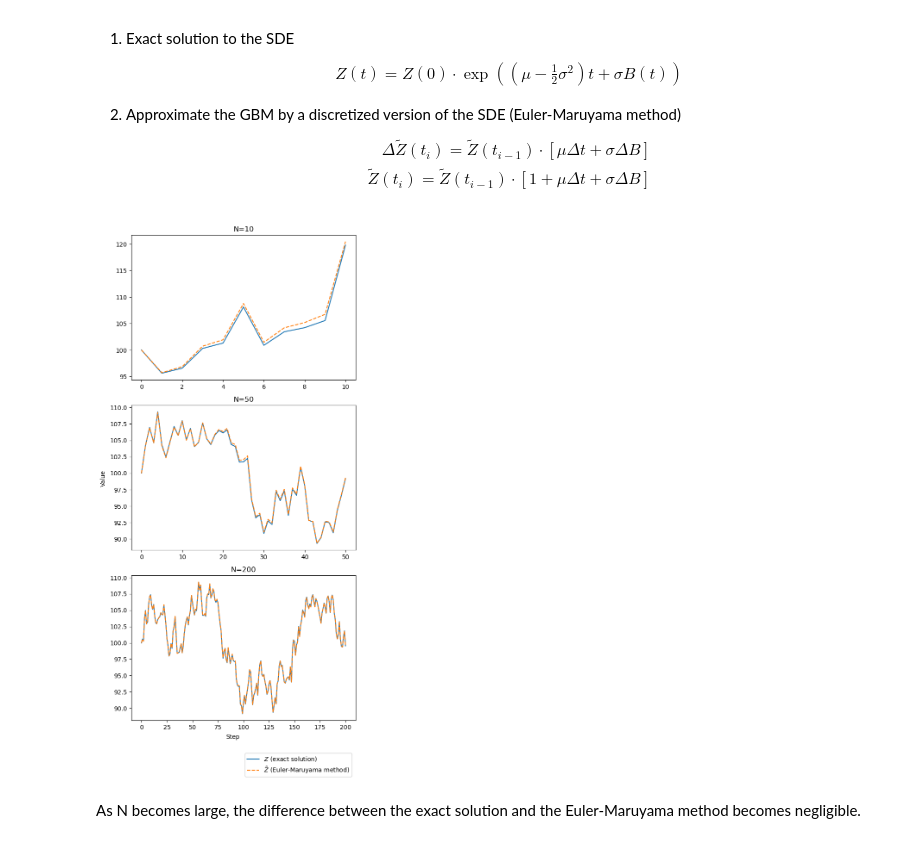
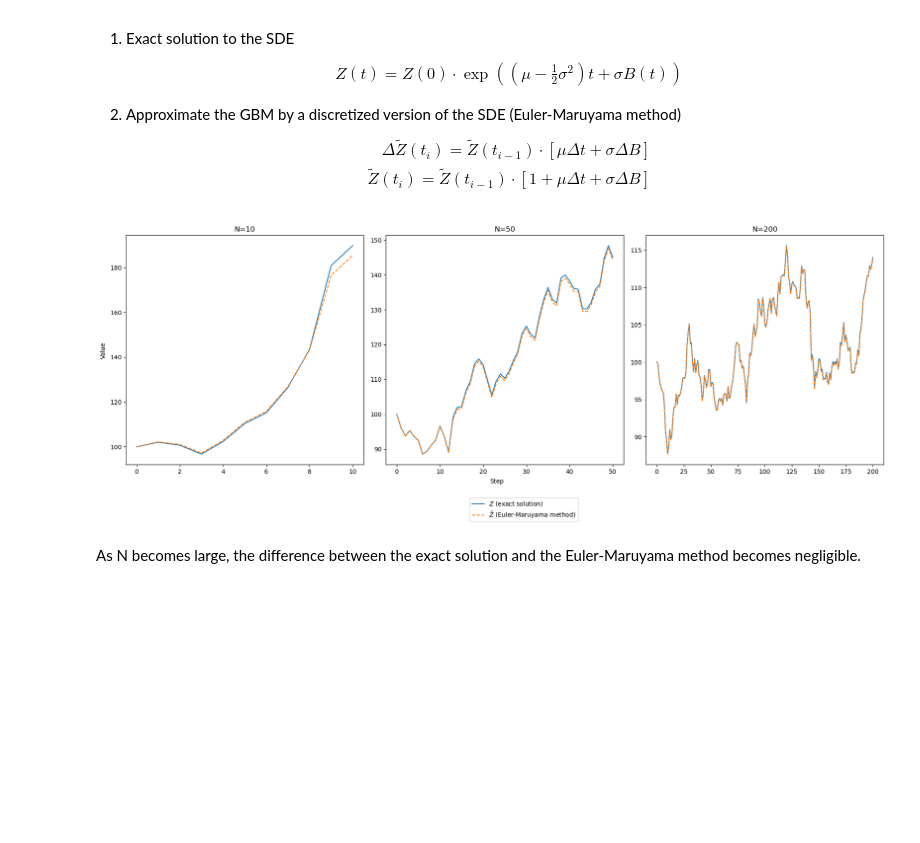
Before and after one commit to zhenqihu/DerPricing, a Jupyter notebook: EF4820/hw1_q7.ipynb, the cells around one changed output. Saved outputs shown, nothing was run; the diff lists cells and outputs as text; code cells hidden in the pictures; blank space fills up the shorter version.

```diff
--- a/EF4820/hw1_q7.ipynb
+++ b/EF4820/hw1_q7.ipynb
@@ -28,41 +28,41 @@ sigma = 0.2  # volatility
 T = 1  # time horizon
 # %%
 # Simulation for different N
-fig, ax = plt.subplots(3, 1, figsize=(6, 12))
+fig, ax = plt.subplots(1, 3, figsize=(18, 6))
 a = 0
 for N in [10, 50, 200]:
     # Time step
     t = np.linspace(0, T, N + 1)
     dt = T / N
 
     # Brownian motion
     B = np.zeros(N + 1)
     B[0] = 0
     B[1:] = np.cumsum(np.sqrt(dt) * rng.standard_normal(N))
 
     # GBM (exact solution)
     Z = Z0 * np.exp((mu - 0.5 * sigma**2) * t + sigma * B)
 
     # GBM (Euler-Maruyama method)
     Z_EM = np.zeros(N + 1)
     Z_EM[0] = Z0
     Z_EM[1:] = Z0 * np.cumprod(1 + mu * dt + sigma * np.diff(B))
 
     # plot
     ax[a].plot(Z, linestyle='-', color="C0")
     ax[a].plot(Z_EM, linestyle='--', color="C1")
     ax[a].set_title(f'N={N}')
     a += 1
 # labels
 fig.text(0.5, 0, 'Step', ha='center', va='center')
 fig.text(0, 0.5, 'Value', ha='center', va='center', rotation='vertical')
 fig.legend([r"$Z$ (exact solution)", r"$\tilde{Z}$ (Euler-Maruyama method)"],
-           bbox_to_anchor=(0.5, -0.1),
+           bbox_to_anchor=(0.45, -0.2),
            loc=3,
            borderaxespad=2)
 fig.tight_layout()
 plt.show()
 # %% [output]
-[figure, old version]
+[figure, new version]
 # %% [markdown]
 As N becomes large, the difference between the exact solution and the Euler-Maruyama method becomes negligible.
```
Also changed, not shown: 1 other file.
